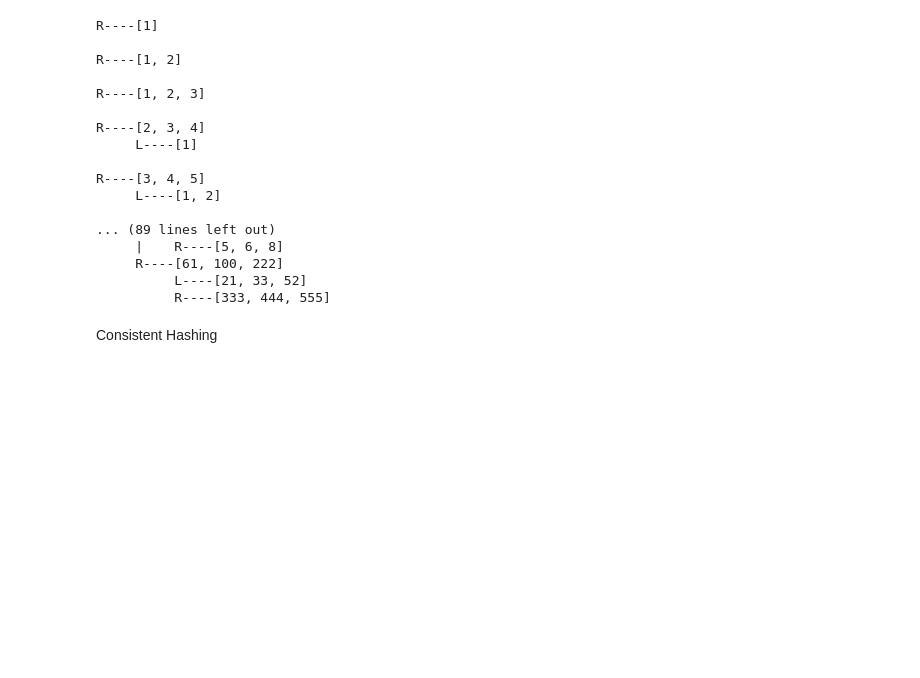
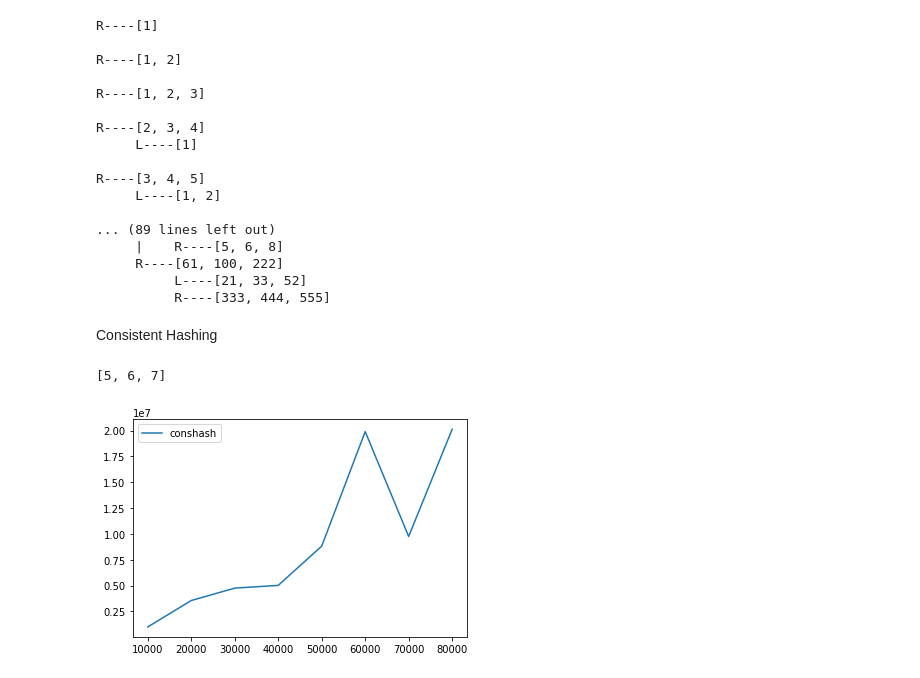
Before and after one commit to WojciechSzczepaniak/-Struktureffizienzstudie, a Jupyter notebook: AVL_beginner.ipynb, the cells around one changed output. Cells and saved outputs as stored; diff of their text form; code cells hidden in the pictures; blank space fills up the shorter version.

```diff
--- a/AVL_beginner.ipynb
+++ b/AVL_beginner.ipynb
@@ -492,10 +478,10 @@ class ConsistentHash:
     consistent hashing algorithm.
     """
 
-    def __init__(self):
+    def __init__(self,slots):
         self._keys = []           # indices taken up in the ring
         self.nodes = []           # nodes present in the ring. nodes[i] is present at index keys[i]
-        self.total_slots = 50     # total slots in the ring
+        self.total_slots = slots     # total slots in the ring
 
     def add_node(self, node: StorageNode) -> int:
         """add_node function adds a new node in the system and returns the key
@@ -562,5 +548,3 @@ class ConsistentHash:
 
         # return the node present at the index
         return self.nodes[index]
-# %%
-ch = ConsistentHash()
@@ -566,0 +578,39 @@ ch = ConsistentHash()
+# %%
+# storage_nodes holding instances of actual storage node objects
+storage_nodes = [
+    StorageNode(name='A', host='239.67.52.72'),
+    StorageNode(name='B', host='137.70.131.229'),
+    StorageNode(name='C', host='98.5.87.182'),
+    StorageNode(name='D', host='11.225.158.95'),
+    StorageNode(name='E', host='203.187.116.210'),
+    StorageNode(name='F', host='107.117.238.203'),
+    StorageNode(name='G', host='27.161.219.131'),
+]
+ch = ConsistentHash(50)
+for i in storage_nodes:
+    ch.add_node(i)
+nums = [1,2,3,4,5,6,7,99,303,15]
+for i in range(len(nums)):
+    ch.assign(str(nums[i])).put_storage(i,nums[i])
+# %%
+search(ch,5,10,50)
+# %% [output]
+[5, 6, 7]
+# %%
+import random
+import time
+import matplotlib.pyplot as plt
+x = []
+conshash = []
+for i in range(10000,90000,10000): #[13000]
+    input_data = [j for j in range(0,i)]
+
+    search = random.sample(input_data, 2000)#int(i/10))
+    x.append(i)
+    conshash.append(search_begin(input_data,search))
+# %%
+plt.plot(x,conshash, label = "conshash")
+plt.legend()
+plt.show()
+# %% [output]
+[figure, added]
```
Also changed, not shown: parts of 5 cells of this notebook, 1 other file.
